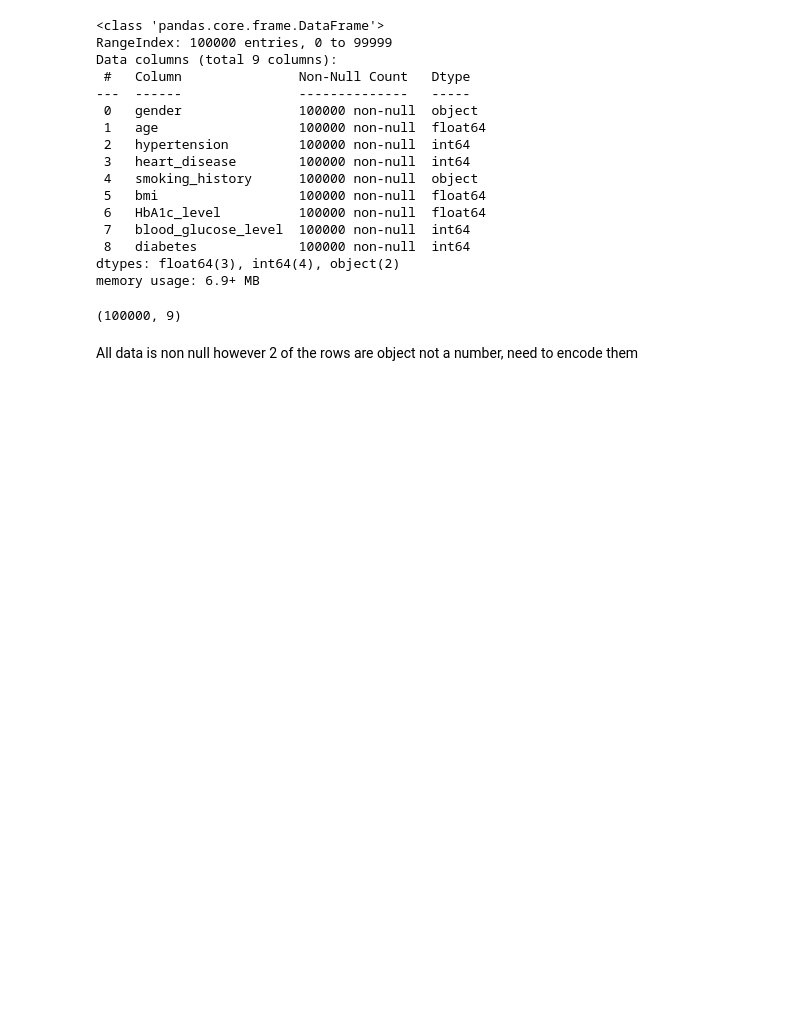
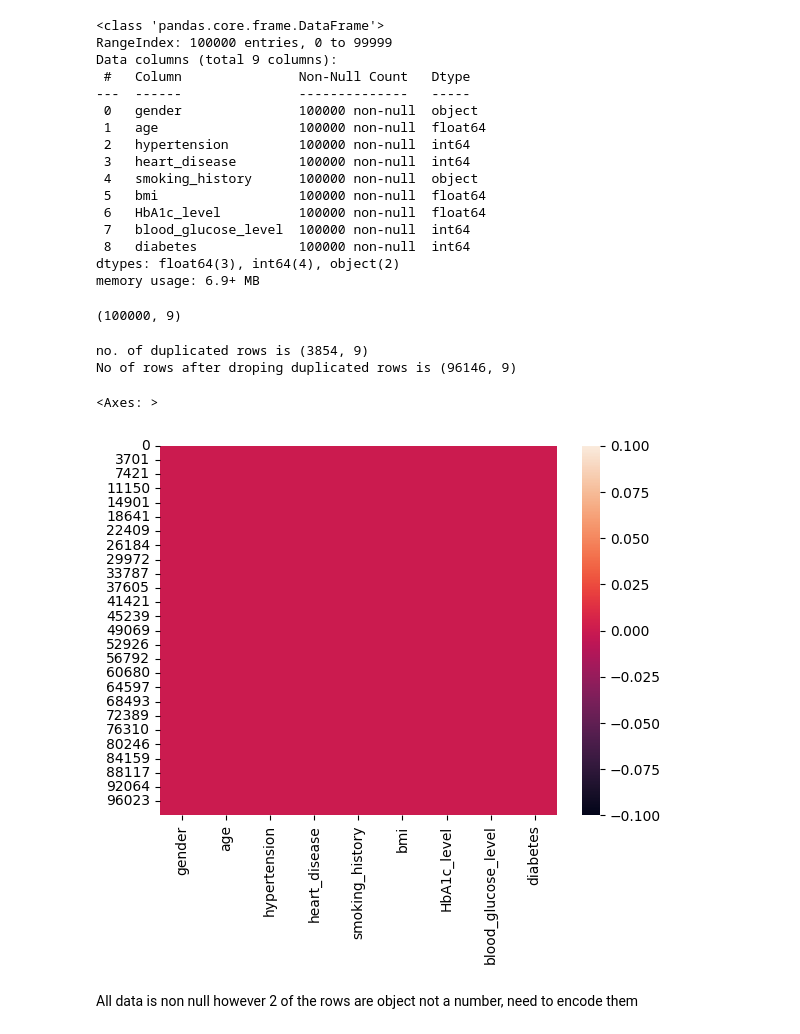
Before and after one commit to Maddox24425/Summer-Project, a Jupyter notebook: Project.ipynb, the cells around one changed output. Drawn from its saved outputs; the diff is of its cells as text; code cells hidden in the pictures; blank space fills up the shorter version.

```diff
--- a/Project.ipynb
+++ b/Project.ipynb
@@ -69,6 +69,20 @@ memory usage: 6.9+ MB
 data.shape
 # %% [output]
 (100000, 9)
+# %%
+#checking and droping duplicated rows
+duplicated_rows=data[data.duplicated()]
+print(f'no. of duplicated rows is {duplicated_rows.shape}')
+data=data.drop_duplicates()
+print(f'No of rows after droping duplicated rows is {data.shape}')
+# %% [output]
+no. of duplicated rows is (3854, 9)
+No of rows after droping duplicated rows is (96146, 9)
+# %%
+sns.heatmap(data.isnull())
+# %% [output]
+<Axes: >
+[figure, added]
 # %% [markdown]
 All data is non null however 2 of the rows are object not a number, need to encode them
 # %%
```
Also changed, not shown: parts of 11 cells of this notebook.
